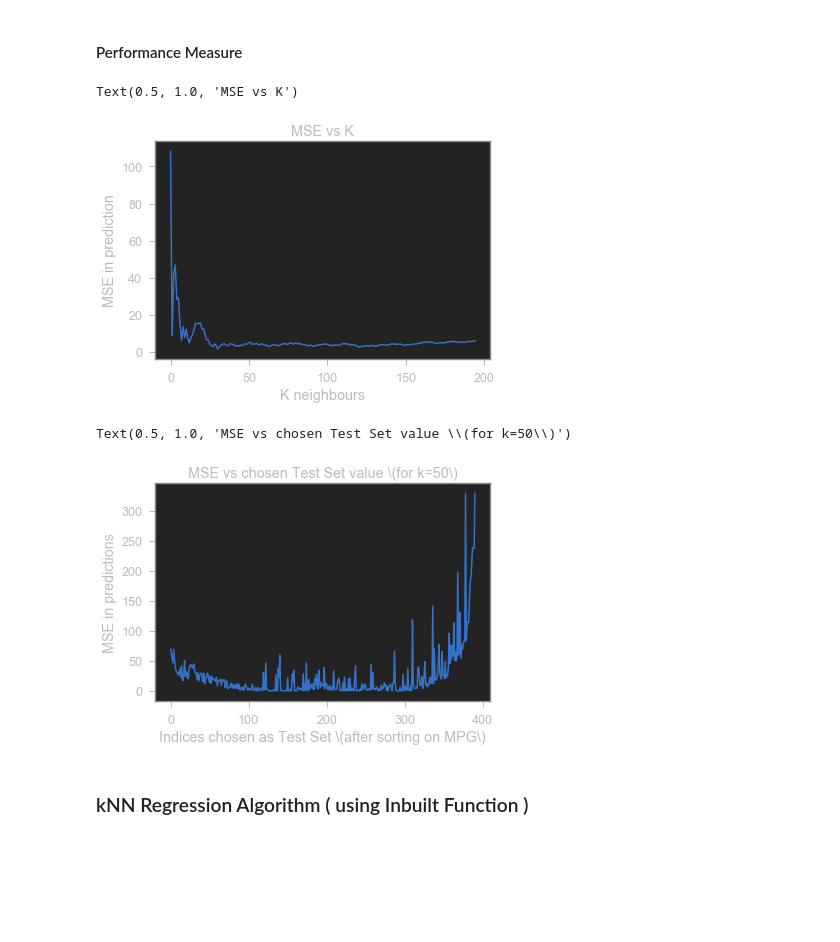
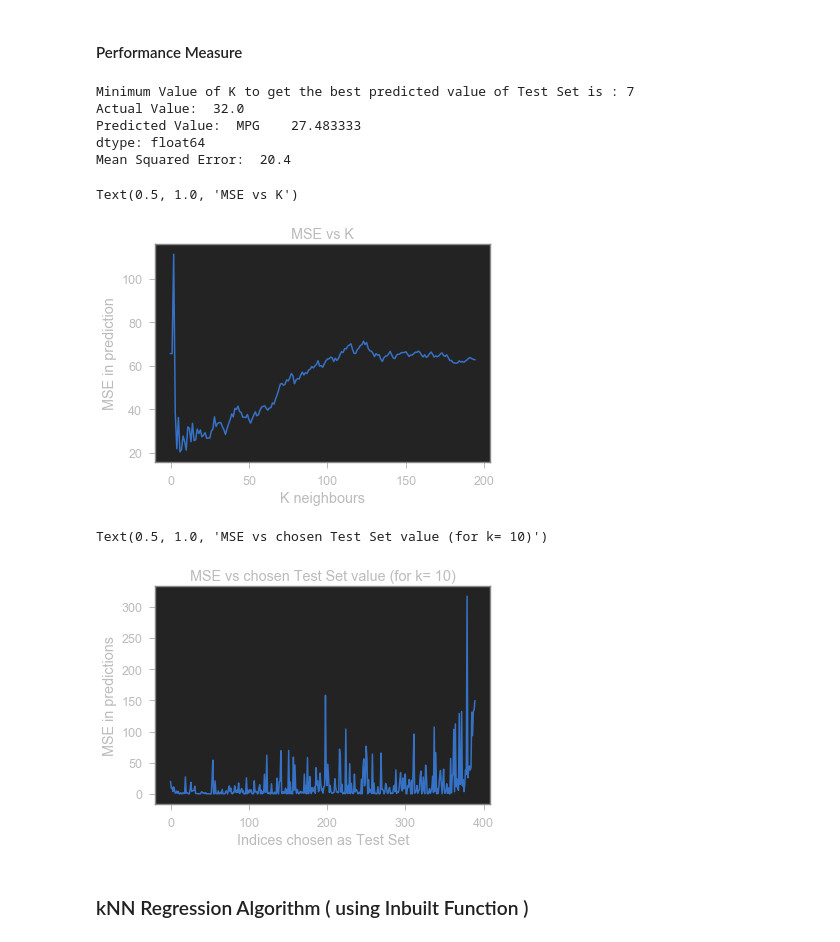
Before and after one commit to nayakanirudha/Modelling-Portfolio, a Jupyter notebook: Regression/kNN/kNN Regression.ipynb, the cells around one changed output. Saved outputs shown, nothing was run; the diff lists cells and outputs as text; code cells hidden in the pictures; blank space fills up the shorter version.

```diff
--- a/Regression/kNN/kNN Regression.ipynb
+++ b/Regression/kNN/kNN Regression.ipynb
@@ -87,4 +87,5 @@ for i in range(len(x_cols)):
 
     ## Using Lamda Functions to apply the standardization on predictor Columns
     data1[x_cols[i]] = data1[x_cols[i]].apply(lambda x : (x - mean)/stdDev)
-data1 = data1.sort_values(y_cols)
+
+data1.head()
@@ -91,18 +99,18 @@ data1 = data1.sort_values(y_cols)
 # %% [markdown]
 #### Splitting Test and Train
 # %%
-def mySplit(data):
+def mySplit(data,random,index=0):
     length = len(data)
     # Generate Random Index to be chosen as Test dataset
-    rand_index = np.random.randint(length)
-    #rand_index = 148 ---- Use it to check for a specific index
+    if(random == True):
+        rand_index = np.random.randint(length)
+    else :
+        rand_index = index                               # Use it to check for a specific index
     testX = data.loc[rand_index,x_cols]
     testY = data.loc[rand_index,y_cols]
     trainX = data.drop(rand_index,inplace=False)[x_cols]
     trainY = data.drop(rand_index,inplace= False)[y_cols]
     return trainX,trainY,testX,testY
-
-trainX,trainY,testX,testY = mySplit(data1)
 # %% [markdown]
 #### Algorithm Design
 # %%
@@ -130,43 +138,60 @@ def kNN_regression(trainX,trainY,testX,testY,k):
 
     # Calculate the Mean Squared Error of predicted and actual value
     error = round(mse(testY,prediction),2)
-    return error
+    return (error, prediction)
 # %% [markdown]
 #### Performance Measure
 # %%
 # Plot the MSE values for different values of K for the chosen test set
-
 error = []
+minimum_MSE,minimum_K = 9999,0
+trainX,trainY,testX,testY = mySplit(data1,False,152)                    # Select 1 for pickign a random test set
 for i in range(1,int(len(data1)/2)):
-    error.append(kNN_regression(trainX,trainY,testX,testY,i))
+    (calculated_MSE, prediction) = kNN_regression(trainX,trainY,testX,testY,i)
+    error.append(calculated_MSE)
+    if(calculated_MSE < minimum_MSE):
+        minimum_MSE = calculated_MSE
+        minimum_K = i
+        bestPrediction = prediction
+print("Minimum Value of K to get the best predicted value of Test Set is :",minimum_K)
+print("Actual Value: ",testY[0])
+print("Predicted Value: ",bestPrediction)
+print("Mean Squared Error: ",minimum_MSE)
 
 plt.plot(error)
 plt.xlabel("K neighbours")
 plt.ylabel("MSE in prediction")
 plt.title("MSE vs K")
 # %% [output]
-Text(0.5, 1.0, 'MSE vs K')
+Minimum Value of K to get the best predicted value of Test Set is : 7
+Actual Value:  32.0
+Predicted Value:  MPG    27.483333
+dtype: float64
+Mean Squared Error:  20.4
+Text(0.5, 1.0, 'MSE vs K')
-[figure, old version]
+[figure, new version]
 # %%
 # Plot the Mean Squared Error across individual Train Set, keeping a fixed value of K
 # For this Sort each training set by "MPG" value to make sense of the graph
-
+k=10
 error = []
-for i in range(len(trainX)):
-    testX = trainX.iloc[i,:]
-    testY = trainY.iloc[i,:]
-    error.append(kNN_regression(trainX,trainY,testX,testY,50))
+data2 = data1.copy(deep= True)
+sorted_data = data2.sort_values(by=["MPG"],inplace=False).reset_index(drop=True)
+for i in range(len(sorted_data)-2):
+    trainX,trainY,testX,testY = mySplit(sorted_data,False,i)
+    (calculated_MSE, prediction) = kNN_regression(trainX,trainY,testX,testY,k)
+    error.append(calculated_MSE)
 
 # From the graph the test set chosen close to mean MPG will have a lower MSE
 # compared to test set which are farther away from mean
 
 plt.plot(error)
 plt.xlabel("Indices chosen as Test Set")
 plt.ylabel("MSE in predictions")
-plt.title("MSE vs chosen Test Set value (for k=50)")
+plt.title("MSE vs chosen Test Set value (for k= %d)"%k)
 # %% [output]
-Text(0.5, 1.0, 'MSE vs chosen Test Set value \\(for k=50\\)')
+Text(0.5, 1.0, 'MSE vs chosen Test Set value (for k= 10)')
-[figure, old version]
+[figure, new version]
 # %% [markdown]
 ### kNN Regression Algorithm ( using Inbuilt Function )
 # %% [markdown]
```
Also changed, not shown: parts of 4 cells of this notebook.
